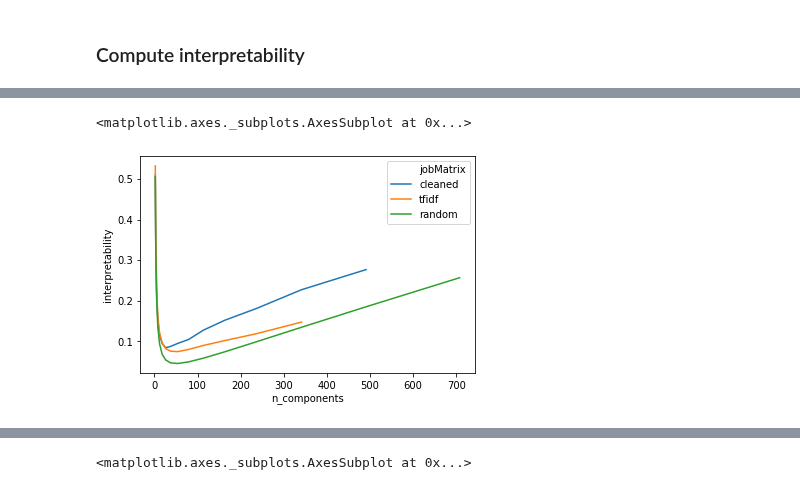
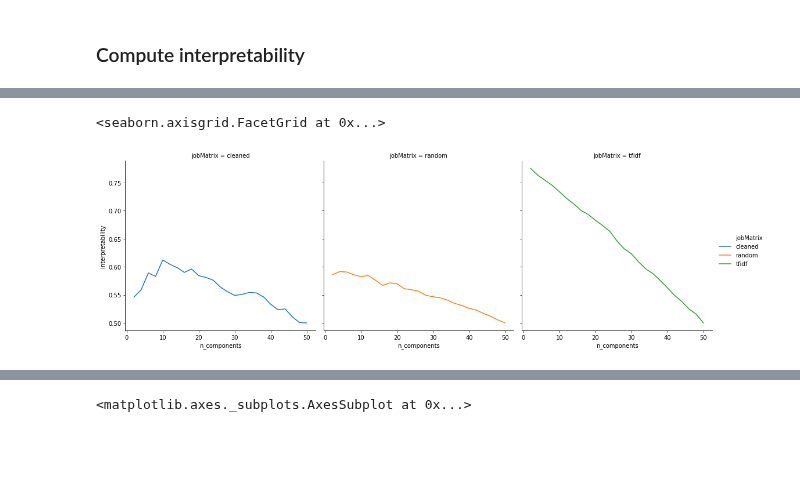
Before and after one commit to nataliavelez/OneHourOneLife, a Jupyter notebook: jobspace/nmf.ipynb, the cells around one changed output, grey strips where cells are left out. Saved outputs shown, nothing was run; the diff lists cells and outputs as text; code cells hidden in the pictures; blank space fills up the shorter version.

Commit message:
looked at validation results

```diff
--- a/jobspace/nmf.ipynb
+++ b/jobspace/nmf.ipynb
@@ -524,6 +500,11 @@ nmfValidation[nmfValidation['n_components']<50]
 # %% [markdown]
 ### Compute interpretability
-# %%
-#TODO compute max var explained relative to each job matrix
-nmfValidation['sparsity'] = nmfValidation['n_components']/558651 + nmfValidation['n_components']/3043
-nmfValidation['interpretability'] = ((1/558651 + 1/3043)/nmfValidation['sparsity']) + nmfValidation['varExplained']
+# %%
+#Sparsity
+nmfValidation['sparsity'] = 1 - nmfValidation['n_components']/50 #Bounded between 1 and 0
+#Precision
+nmfValidation.loc[nmfValidation['jobMatrix'] == 'cleaned', 'precision']  = nmfValidation.loc[nmfValidation['jobMatrix'] == 'cleaned', 'VarExplained'] /max(nmfValidation.loc[nmfValidation['jobMatrix'] == 'cleaned', 'VarExplained'])
+nmfValidation.loc[nmfValidation['jobMatrix'] == 'random', 'precision']  = nmfValidation.loc[nmfValidation['jobMatrix'] == 'random', 'VarExplained'] /max(nmfValidation.loc[nmfValidation['jobMatrix'] == 'random', 'VarExplained'])
+nmfValidation.loc[nmfValidation['jobMatrix'] == 'tfidf', 'precision']  = nmfValidation.loc[nmfValidation['jobMatrix'] == 'tfidf', 'VarExplained'] /max(nmfValidation.loc[nmfValidation['jobMatrix'] == 'tfidf', 'VarExplained'])
+#Interpretability
+nmfValidation['interpretability'] =  0.5 * (nmfValidation['sparsity'] + nmfValidation['precision'])`
@@ -530,5 +521,5 @@ nmfValidation['interpretability'] = ((1/558651 + 1/3043)/nmfValidation['sparsity
 # %%
-sns.lineplot(x = "n_components", y = "interpretability", hue = "jobMatrix", data =nmfValidation)
+sns.relplot(x = "n_components", y = "interpretability", hue = "jobMatrix", col = 'jobMatrix', kind='line', data =nmfValidation)
 # %% [output]
-<matplotlib.axes._subplots.AxesSubplot at 0x...>
+<seaborn.axisgrid.FacetGrid at 0x...>
-[figure, old version]
+[figure, new version]
```
Also changed, not shown: parts of 7 cells of this notebook.
